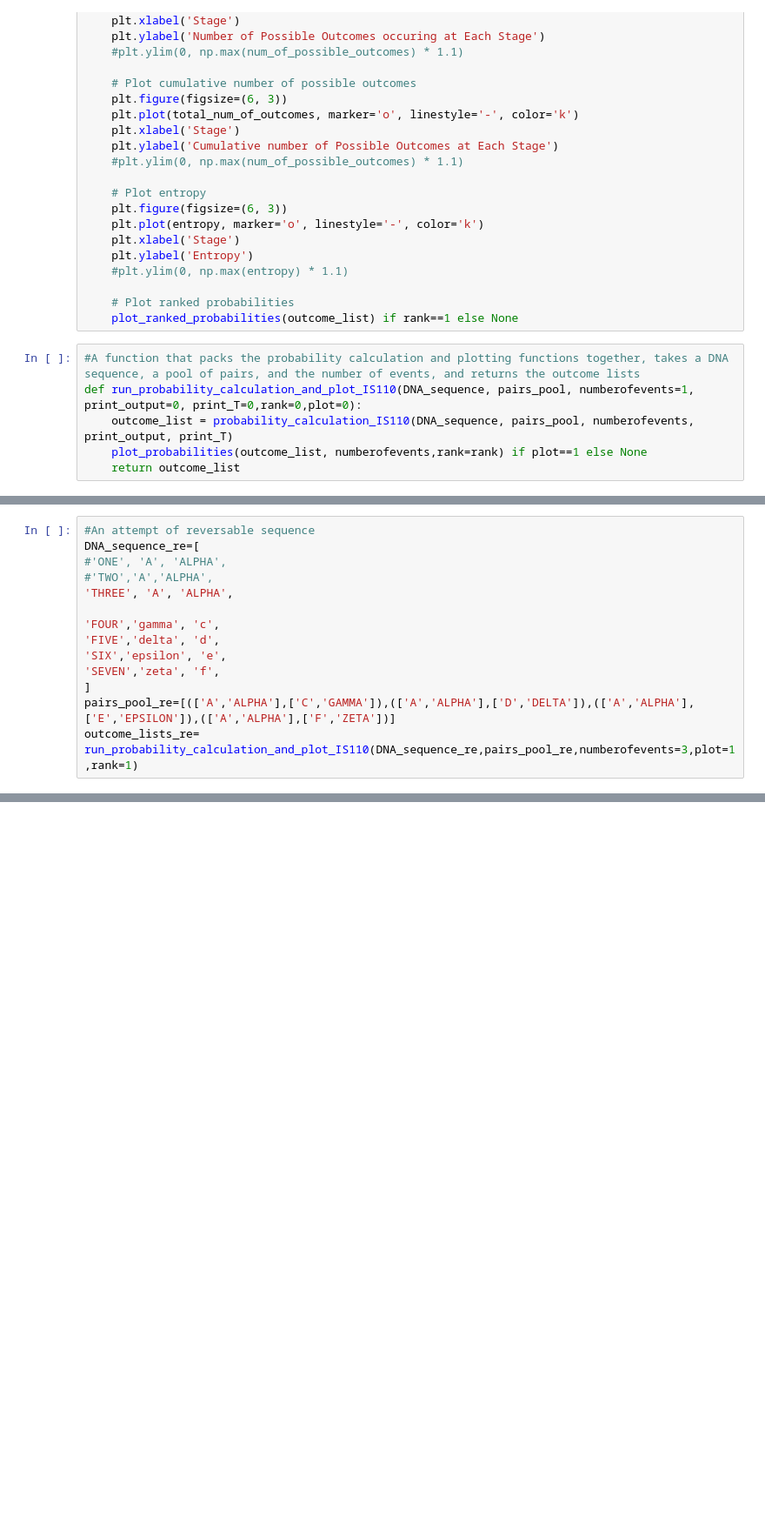
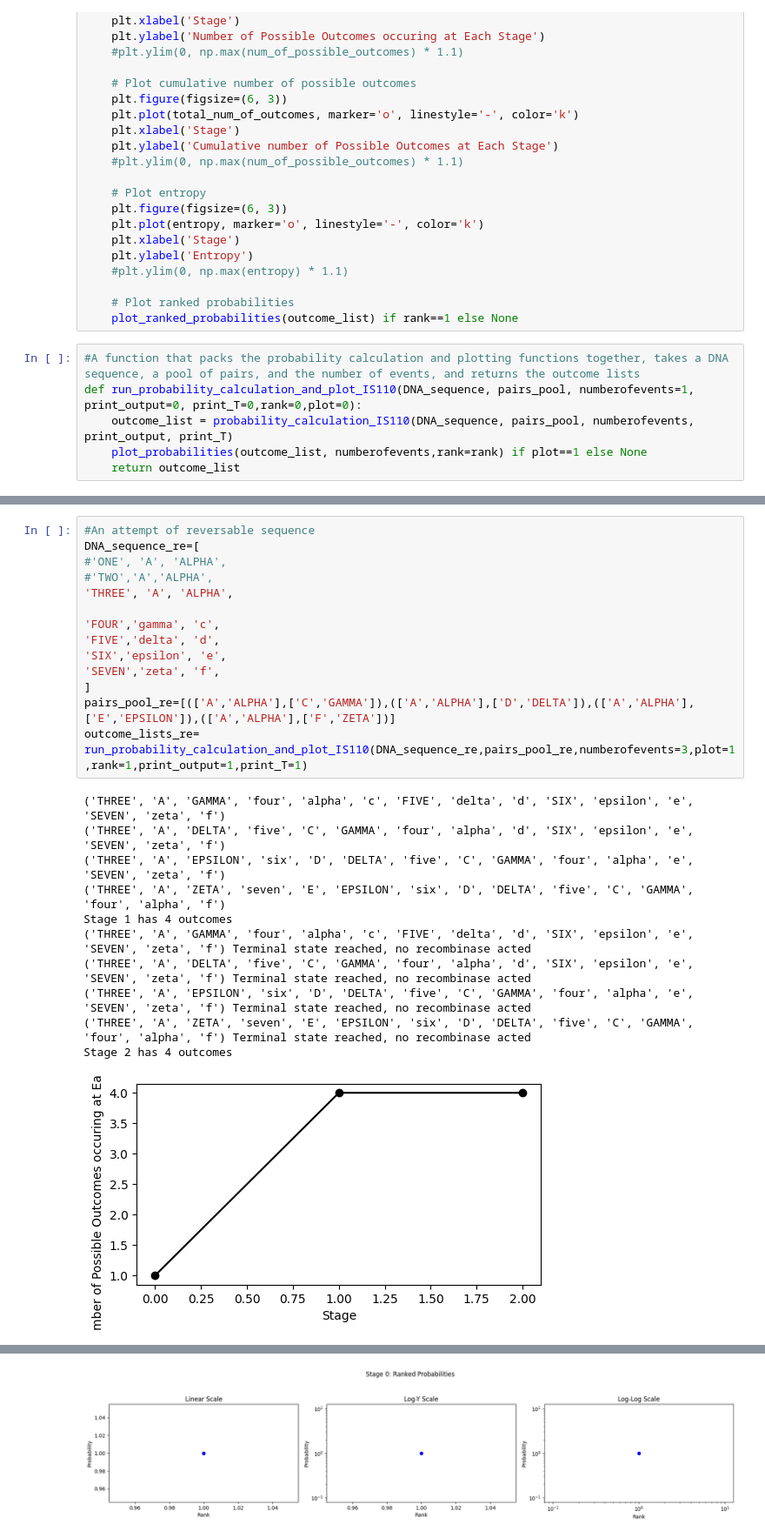
Before and after one commit to ThomasPanYongling/DNA-Recombinase-Stage-2, a Jupyter notebook: State machines - validation notes.ipynb, the cells around one changed output, grey strips where cells are left out. Shown at 87% size. Saved outputs shown, nothing was run; the diff lists cells and outputs as text; blank space fills up the shorter version.

```diff
--- a/State machines - validation notes.ipynb
+++ b/State machines - validation notes.ipynb
@@ -457,14 +531,26 @@ outcome_lists_3= run_probability_calculation_and_plot_IS110(DNA_sequence_3,pairs
 # %%
 #An attempt of reversable sequence
 DNA_sequence_re=[
 #'ONE', 'A', 'ALPHA',
 #'TWO','A','ALPHA',
 'THREE', 'A', 'ALPHA',
 
 'FOUR','gamma', 'c',
 'FIVE','delta', 'd',
 'SIX','epsilon', 'e',
 'SEVEN','zeta', 'f',
 ]
 pairs_pool_re=[(['A','ALPHA'],['C','GAMMA']),(['A','ALPHA'],['D','DELTA']),(['A','ALPHA'],['E','EPSILON']),(['A','ALPHA'],['F','ZETA'])]
-outcome_lists_re= run_probability_calculation_and_plot_IS110(DNA_sequence_re,pairs_pool_re,numberofevents=3,plot=1,rank=1)
+outcome_lists_re= run_probability_calculation_and_plot_IS110(DNA_sequence_re,pairs_pool_re,numberofevents=3,plot=1,rank=1,print_output=1,print_T=1)
+# %% [output]
+('THREE', 'A', 'GAMMA', 'four', 'alpha', 'c', 'FIVE', 'delta', 'd', 'SIX', 'epsilon', 'e', 'SEVEN', 'zeta', 'f')
+('THREE', 'A', 'DELTA', 'five', 'C', 'GAMMA', 'four', 'alpha', 'd', 'SIX', 'epsilon', 'e', 'SEVEN', 'zeta', 'f')
+('THREE', 'A', 'EPSILON', 'six', 'D', 'DELTA', 'five', 'C', 'GAMMA', 'four', 'alpha', 'e', 'SEVEN', 'zeta', 'f')
+('THREE', 'A', 'ZETA', 'seven', 'E', 'EPSILON', 'six', 'D', 'DELTA', 'five', 'C', 'GAMMA', 'four', 'alpha', 'f')
+Stage 1 has 4 outcomes
+('THREE', 'A', 'GAMMA', 'four', 'alpha', 'c', 'FIVE', 'delta', 'd', 'SIX', 'epsilon', 'e', 'SEVEN', 'zeta', 'f') Terminal state reached, no recombinase acted
+('THREE', 'A', 'DELTA', 'five', 'C', 'GAMMA', 'four', 'alpha', 'd', 'SIX', 'epsilon', 'e', 'SEVEN', 'zeta', 'f') Terminal state reached, no recombinase acted
+('THREE', 'A', 'EPSILON', 'six', 'D', 'DELTA', 'five', 'C', 'GAMMA', 'four', 'alpha', 'e', 'SEVEN', 'zeta', 'f') Terminal state reached, no recombinase acted
+('THREE', 'A', 'ZETA', 'seven', 'E', 'EPSILON', 'six', 'D', 'DELTA', 'five', 'C', 'GAMMA', 'four', 'alpha', 'f') Terminal state reached, no recombinase acted
+Stage 2 has 4 outcomes
+[figure, added]
@@ -470,0 +559 @@ outcome_lists_re= run_probability_calculation_and_plot_IS110(DNA_sequence_re,pai
+[figure, added]
```
Also changed, not shown: parts of 7 cells of this notebook, 5 other files.
